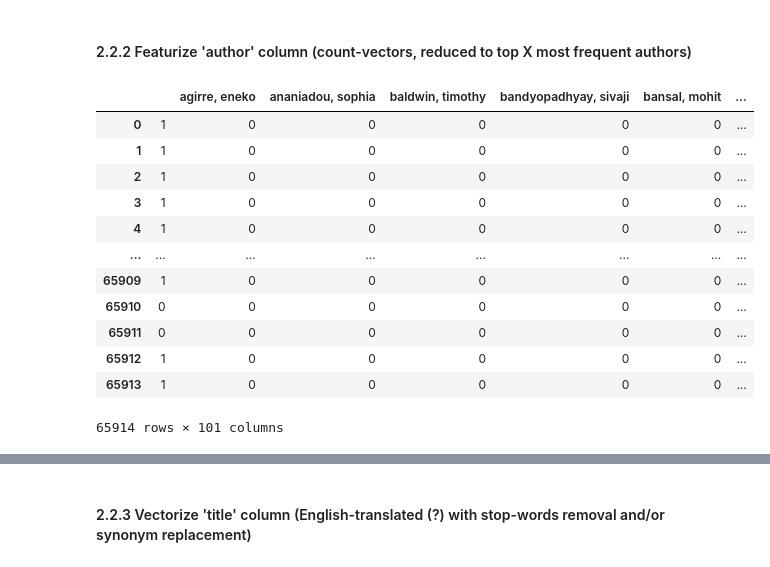
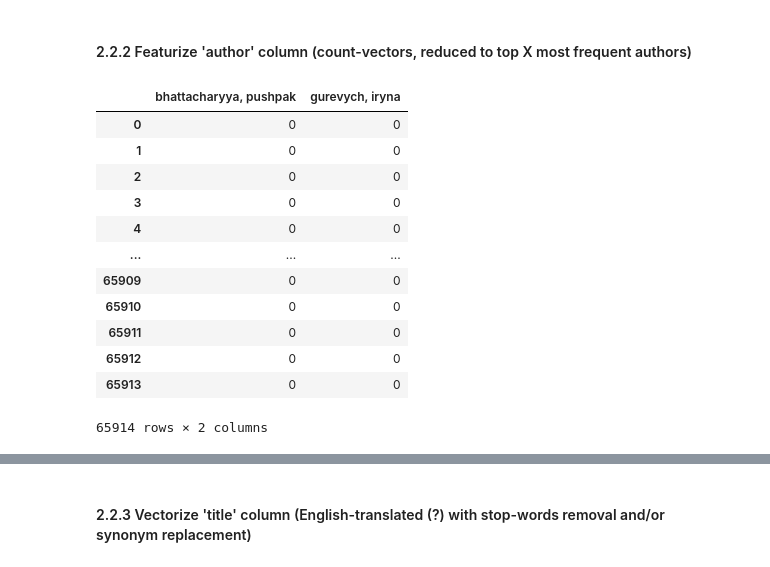
Before and after one commit to larshanen/MLChallenge, a Jupyter notebook: notebooks/Main experiment/Experiments.ipynb, the cells around one changed output, grey strips where cells are left out. Saved outputs shown, nothing was run; the diff lists cells and outputs as text; code cells hidden in the pictures.

```diff
--- a/notebooks/Main experiment/Experiments.ipynb
+++ b/notebooks/Main experiment/Experiments.ipynb
@@ -220,41 +190,46 @@ train_filtered
 # %%
 # Convert lists of strings, accounting for None values
 train_filtered['author_str'] = train_filtered['author'].apply(lambda x: ';'.join(map(str, x)) if x is not None else 'unknown')
+
+# Add a column to store the original row numbers
+# train_filtered['original_index'] = train_filtered.index
 
 # Count the number of papers for each author
 author_paper_counts = train_filtered['author_str'].str.split(';').explode().value_counts()
 
 # Set the number of most frequent authors you want to include
-X = 100  # Adjust this value to the desired number of most frequent authors
+n_mostfreq_authors = 3  # Adjust this value to the desired number of most frequent authors
 
 # Filter authors based on the X most frequent authors
-top_authors = author_paper_counts.head(X).index.tolist()
+top_authors = author_paper_counts.head(n_mostfreq_authors).index.tolist()
 
 # Filter only the top authors in 'author_str'
 train_filtered['author_str_filtered'] = train_filtered['author_str'].apply(lambda x: ';'.join([author for author in x.split(';') if author in top_authors]))
 
 # Count-vectorize 'author_str_filtered'
 count_vectorizer = CountVectorizer(tokenizer=lambda x: x.split(';'))
 count_matrix = count_vectorizer.fit_transform(train_filtered['author_str_filtered'])
 
 # Extract and create columns
 feature_names = count_vectorizer.get_feature_names_out()
 author_count_df = pd.DataFrame(count_matrix.toarray(), columns=feature_names)
 
+# Set the original_index column as the index
+# author_count_df.set_index(train_filtered['original_index'], inplace=True)
+
+author_count_df = author_count_df.drop(['unknown', ''], axis=1) # See if this approach always works out
 author_count_df
-
-# There is still an empty '' column left, see if we can remove it
 # %% [output]
-|  |  | agirre, eneko | ananiadou, sophia | baldwin, timothy | bandyopadhyay, sivaji | bansal, mohit | ... |
-| 0 | 1 | 0 | 0 | 0 | 0 | 0 | ... |
-| 1 | 1 | 0 | 0 | 0 | 0 | 0 | ... |
-| 2 | 1 | 0 | 0 | 0 | 0 | 0 | ... |
-| 3 | 1 | 0 | 0 | 0 | 0 | 0 | ... |
-| 4 | 1 | 0 | 0 | 0 | 0 | 0 | ... |
-| ... | ... | ... | ... | ... | ... | ... | ... |
-| 65909 | 1 | 0 | 0 | 0 | 0 | 0 | ... |
-| 65910 | 0 | 0 | 0 | 0 | 0 | 0 | ... |
-| 65911 | 0 | 0 | 0 | 0 | 0 | 0 | ... |
-| 65912 | 1 | 0 | 0 | 0 | 0 | 0 | ... |
-| 65913 | 1 | 0 | 0 | 0 | 0 | 0 | ... |
+|  | bhattacharyya, pushpak | gurevych, iryna |
+| 0 | 0 | 0 |
+| 1 | 0 | 0 |
+| 2 | 0 | 0 |
+| 3 | 0 | 0 |
+| 4 | 0 | 0 |
+| ... | ... | ... |
+| 65909 | 0 | 0 |
+| 65910 | 0 | 0 |
+| 65911 | 0 | 0 |
+| 65912 | 0 | 0 |
+| 65913 | 0 | 0 |
-65914 rows × 101 columns
+65914 rows × 2 columns
```
Also changed, not shown: parts of 21 cells of this notebook.
